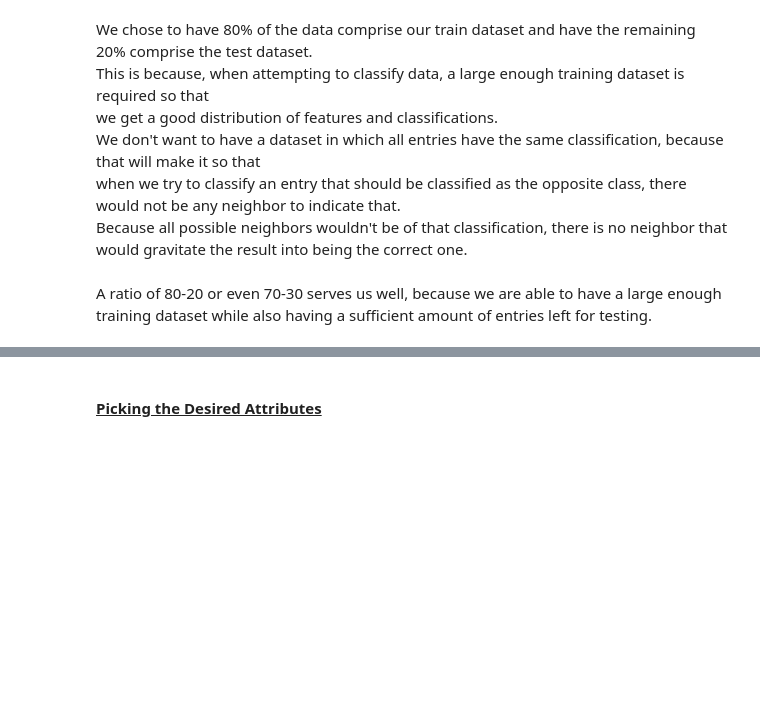
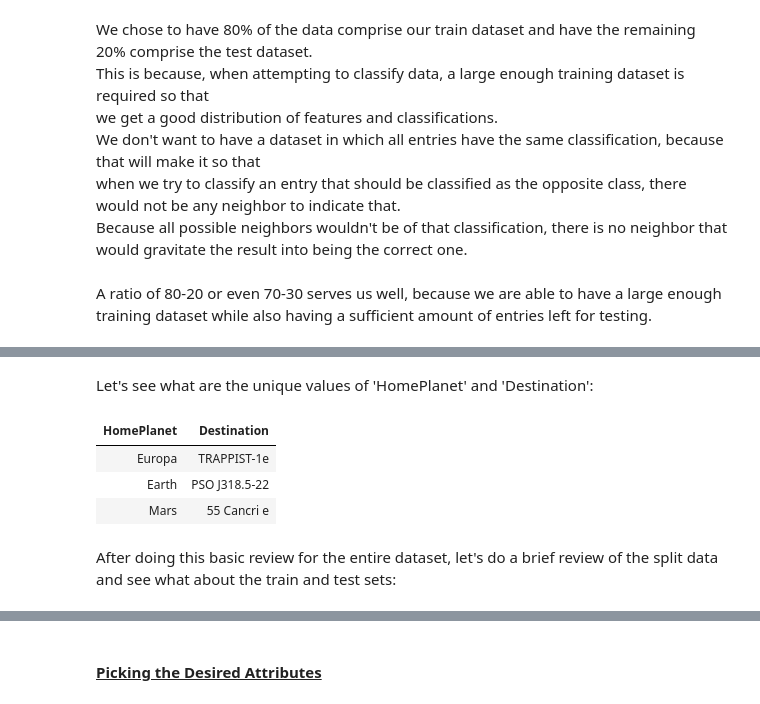
Before and after one commit to Ido-Studies/DSIP-Final-Project, a Jupyter notebook: src/Machine Learning/Machine_Learning_Part-DSIP_Concluding_Assignment.ipynb, the cells around one changed output, grey strips where cells are left out. Saved outputs shown, nothing was run; the diff lists cells and outputs as text; code cells hidden in the pictures; blank space fills up the shorter version.

Commit message:
Finished shallow data overview

```diff
--- a/src/Machine Learning/Machine_Learning_Part-DSIP_Concluding_Assignment.ipynb
+++ b/src/Machine Learning/Machine_Learning_Part-DSIP_Concluding_Assignment.ipynb
@@ -368,0 +420,11 @@ A ratio of 80-20 or even 70-30 serves us well, because we are able to have a lar
+# %% [markdown]
+Let's see what are the unique values of 'HomePlanet' and 'Destination':
+# %%
+pd.DataFrame({"HomePlanet": df["HomePlanet"].unique(), "Destination": df["Destination"].unique()}).dropna().style.hide_index()
+# %% [output]
+| HomePlanet | Destination |
+| Europa | TRAPPIST-1e |
+| Earth | PSO J318.5-22 |
+| Mars | 55 Cancri e |
+# %% [markdown]
+After doing this basic review for the entire dataset, let's do a brief review of the split data and see what about the train and test sets:
```
Also changed, not shown: parts of 24 cells of this notebook.
